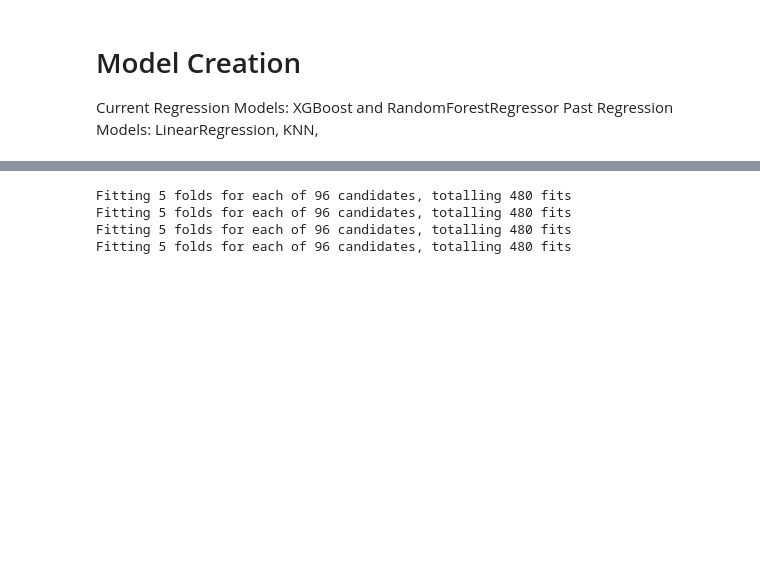
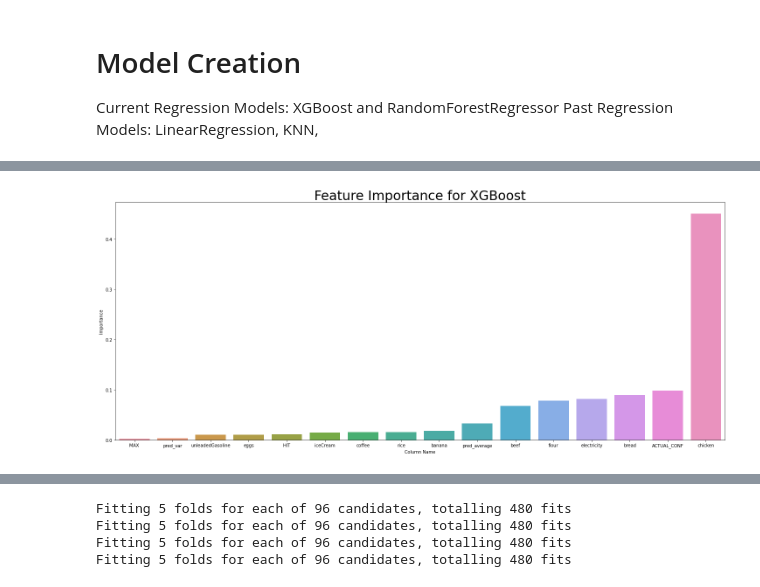
Before and after one commit to mbearw-berkeley/W210-Capstone, a Jupyter notebook: models/RegressionModel Class notebook.ipynb, the cells around one changed output, grey strips where cells are left out. Saved outputs shown, nothing was run; the diff lists cells and outputs as text; code cells hidden in the pictures; blank space fills up the shorter version.

Commit message:
adding performance metrics and feature importance

```diff
--- a/models/RegressionModel Class notebook.ipynb
+++ b/models/RegressionModel Class notebook.ipynb
@@ -193,0 +226,2 @@ xgboost = RegressionModel("XGBoost", XGBRegressor(verbosity=0))
+# %%
+X_train, Y_train = MeasureSplit(train, "RealGDP")
@@ -193,0 +230,10 @@ xgboost = RegressionModel("XGBoost", XGBRegressor(verbosity=0))
+# %%
+xgb = XGBRegressor(verbosity=0).fit(X_train, Y_train)
+fig,axs = plt.subplots(1,1,figsize=(25,10))
+sorted_scores = xgb.feature_importances_.argsort()
+sns.barplot(x=X_train.columns[sorted_scores],y=xgb.feature_importances_[sorted_scores])
+plt.xlabel("Column Name")
+plt.ylabel("Importance")
+plt.title("Feature Importance for XGBoost",size=30);
+# %% [output]
+[figure, added]
```
Also changed, not shown: parts of 8 cells of this notebook.
